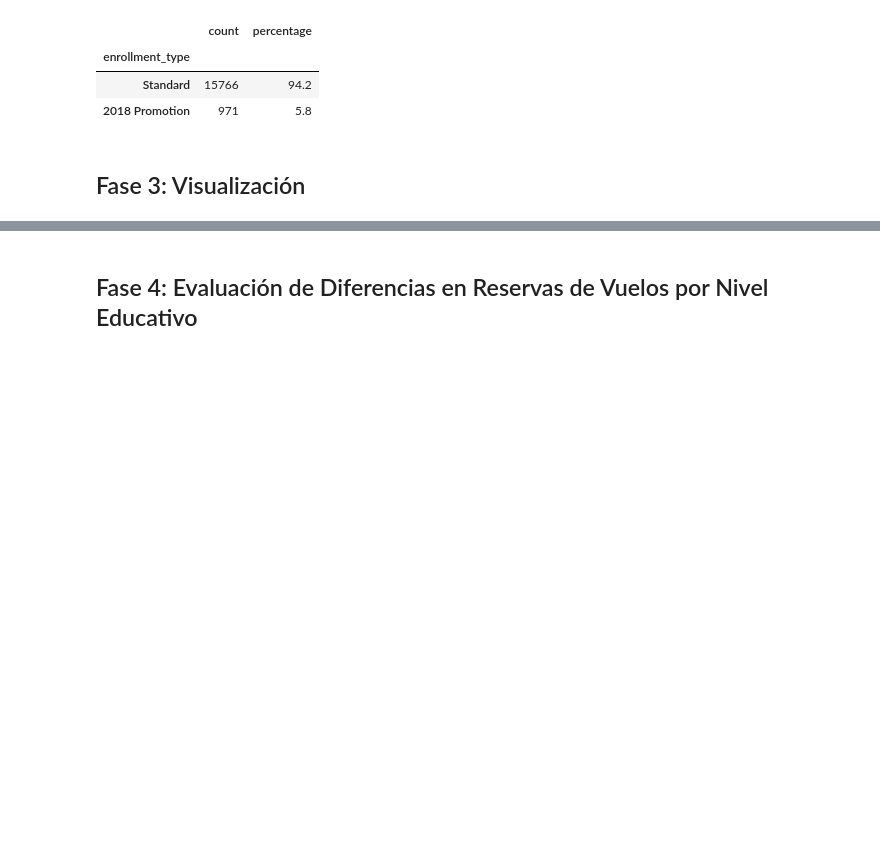
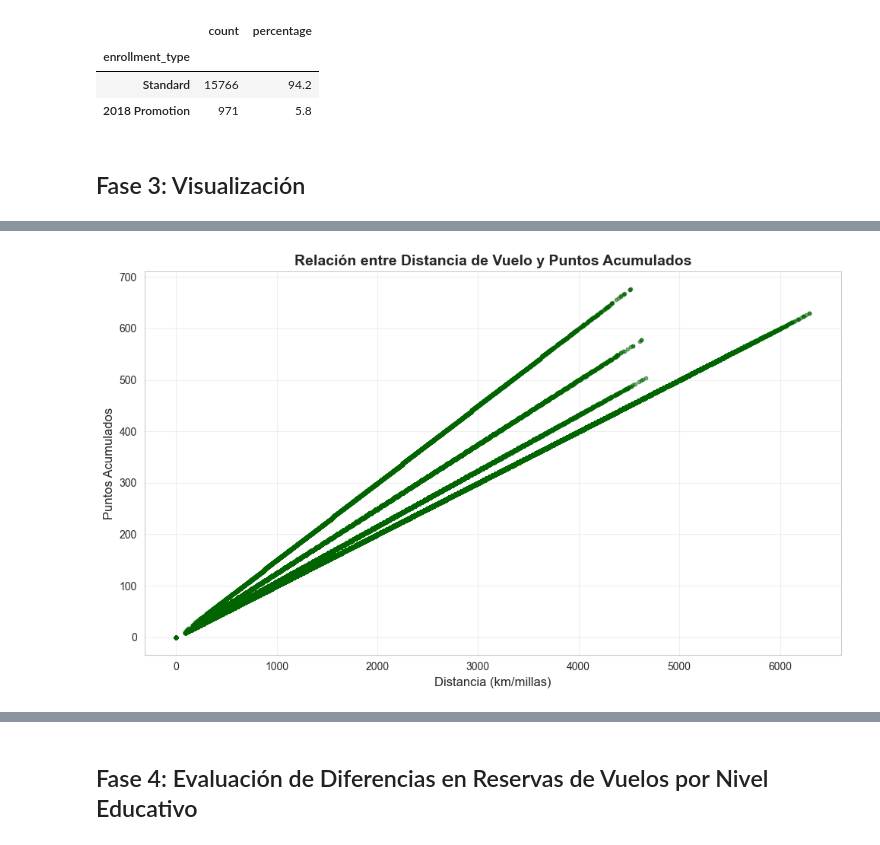
Before and after one commit to Adalab/bda-modulo-3-evaluacion-final-eaguilothio, a Jupyter notebook: evaluacion-final-eaguilothio.ipynb, the cells around one changed output, grey strips where cells are left out. Saved outputs shown, nothing was run; the diff lists cells and outputs as text; code cells hidden in the pictures; blank space fills up the shorter version.

```diff
--- a/evaluacion-final-eaguilothio.ipynb
+++ b/evaluacion-final-eaguilothio.ipynb
@@ -1045,0 +1063,21 @@ preguntas usando la mejor gráfica que consideres:
+# %%
+# 2. ¿Existe una relación entre la distancia de los vuelos y los puntos acumulados por los cliente?
+
+# Tipo de gráfica: Gráfico de dispersión (scatter plot)
+# Razón: Muestra la relación entre dos variables numéricas
+
+plt.figure(figsize=(10, 6))
+plt.scatter(df_merged['distance'], df_merged['points_accumulated'],
+            alpha=0.5, s=10, color='darkgreen')
+plt.xlabel('Distancia (km/millas)', fontsize=12)
+plt.ylabel('Puntos Acumulados', fontsize=12)
+plt.title('Relación entre Distancia de Vuelo y Puntos Acumulados',
+          fontsize=14, fontweight='bold')
+plt.grid(alpha=0.3)
+plt.tight_layout()
+plt.show()
+
+# Interpretación:
+# Existe una relación lineal positiva clara: a mayor distancia volada, más puntos se acumulan.
+# %% [output]
+[figure, added]
```
Also changed, not shown: parts of 6 cells of this notebook.
